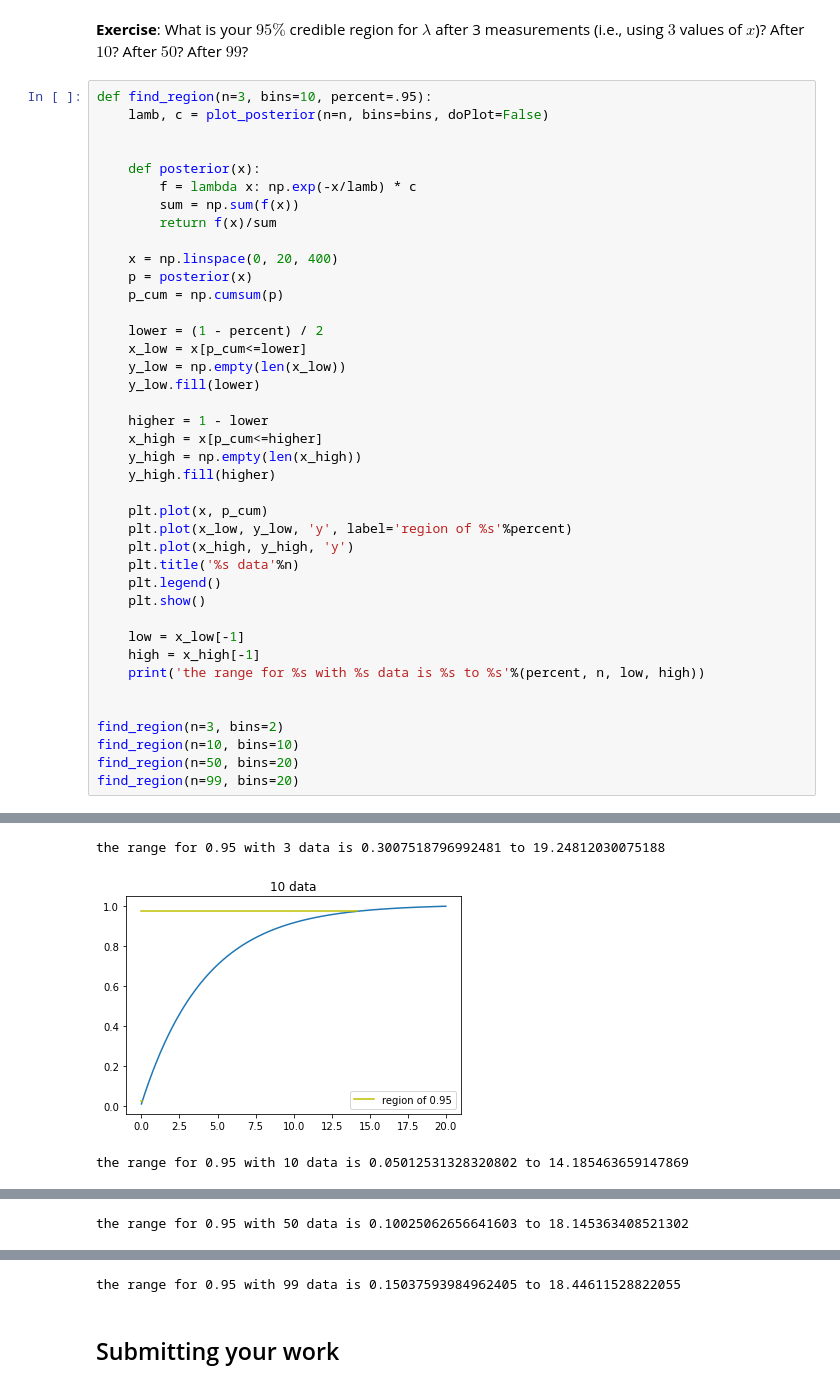
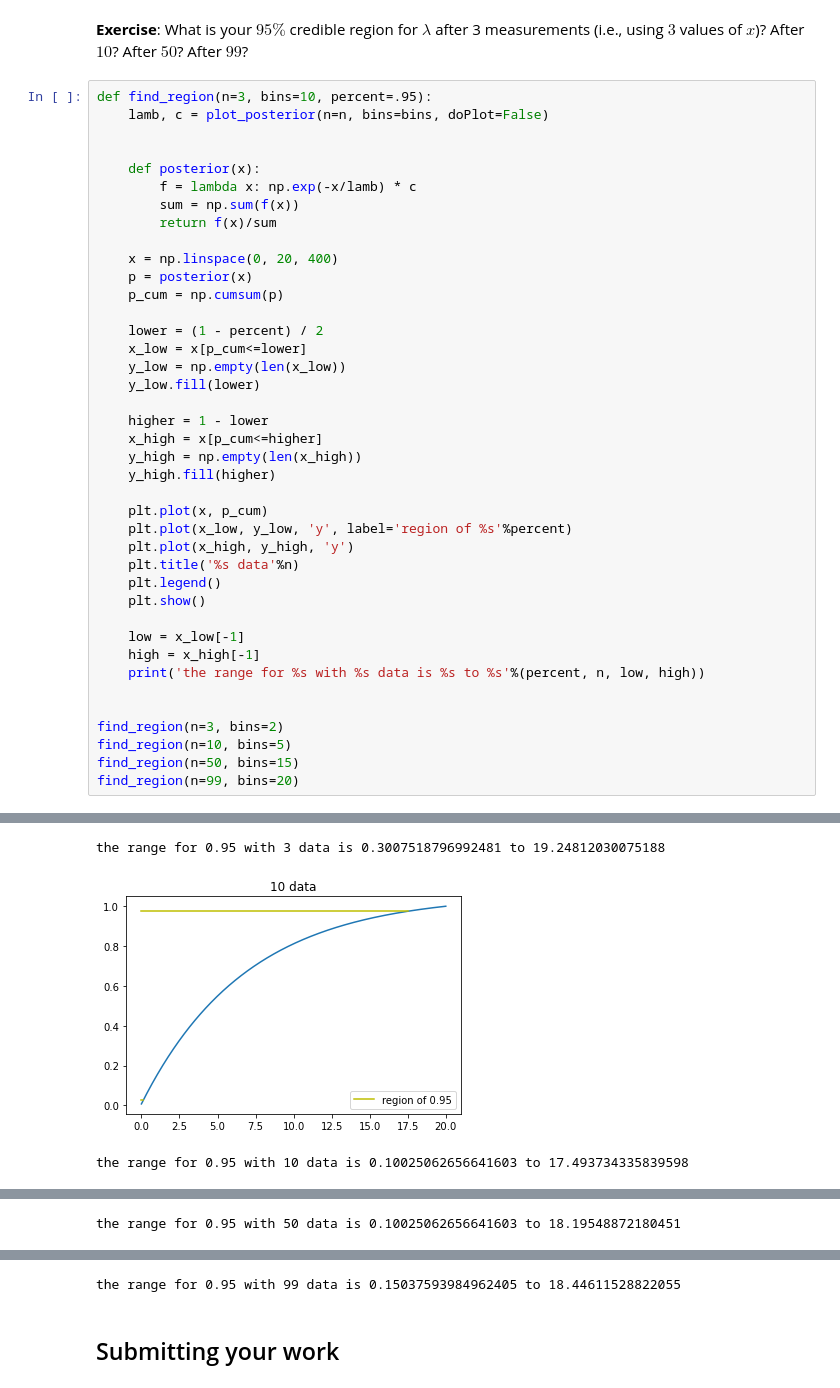
Before and after one commit to wppqywq/data_sci_astrophys_labs, a Jupyter notebook: CodingLab05/CodingLab05_Bayes.ipynb, the cells around one changed output, grey strips where cells are left out. Drawn from its saved outputs; the diff is of its cells as text.

```diff
--- a/CodingLab05/CodingLab05_Bayes.ipynb
+++ b/CodingLab05/CodingLab05_Bayes.ipynb
@@ -427,39 +431,39 @@ def find_region(n=3, bins=10, percent=.95):
     p = posterior(x)
     p_cum = np.cumsum(p)
 
     lower = (1 - percent) / 2
     x_low = x[p_cum<=lower]
     y_low = np.empty(len(x_low))
     y_low.fill(lower)
 
     higher = 1 - lower
     x_high = x[p_cum<=higher]
     y_high = np.empty(len(x_high))
     y_high.fill(higher)
 
     plt.plot(x, p_cum)
     plt.plot(x_low, y_low, 'y', label='region of %s'%percent)
     plt.plot(x_high, y_high, 'y')
     plt.title('%s data'%n)
     plt.legend()
     plt.show()
 
     low = x_low[-1]
     high = x_high[-1]
     print('the range for %s with %s data is %s to %s'%(percent, n, low, high))
 
 
 find_region(n=3, bins=2)
-find_region(n=10, bins=10)
-find_region(n=50, bins=20)
+find_region(n=10, bins=5)
+find_region(n=50, bins=15)
 find_region(n=99, bins=20)
 # %% [output]
 [figure]
 the range for 0.95 with 3 data is 0.3007518796992481 to 19.24812030075188
-[figure, old version]
+[figure, new version]
-the range for 0.95 with 10 data is 0.05012531328320802 to 14.185463659147869
+the range for 0.95 with 10 data is 0.10025062656641603 to 17.493734335839598
 [figure]
-the range for 0.95 with 50 data is 0.10025062656641603 to 18.145363408521302
+the range for 0.95 with 50 data is 0.10025062656641603 to 18.19548872180451
 [figure]
 the range for 0.95 with 99 data is 0.15037593984962405 to 18.44611528822055
 # %% [markdown]
```
Also changed, not shown: parts of 2 cells of this notebook.
